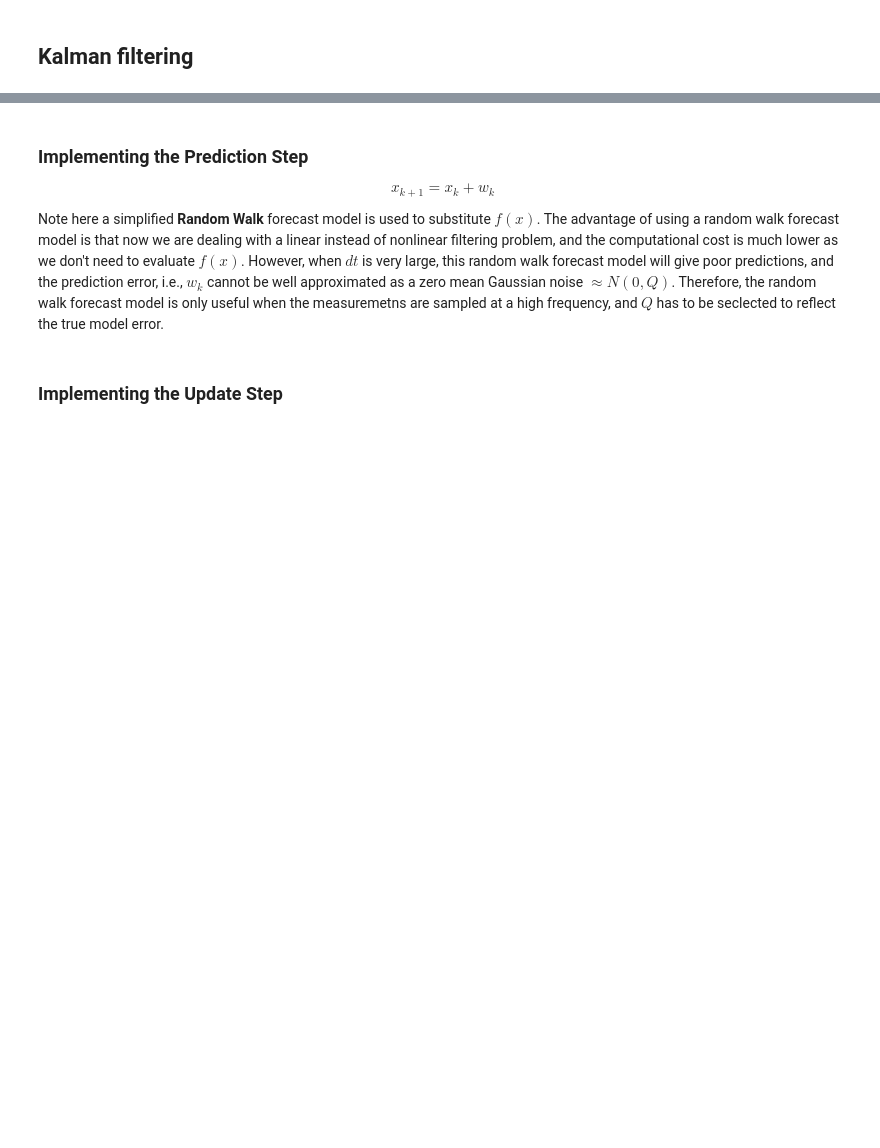
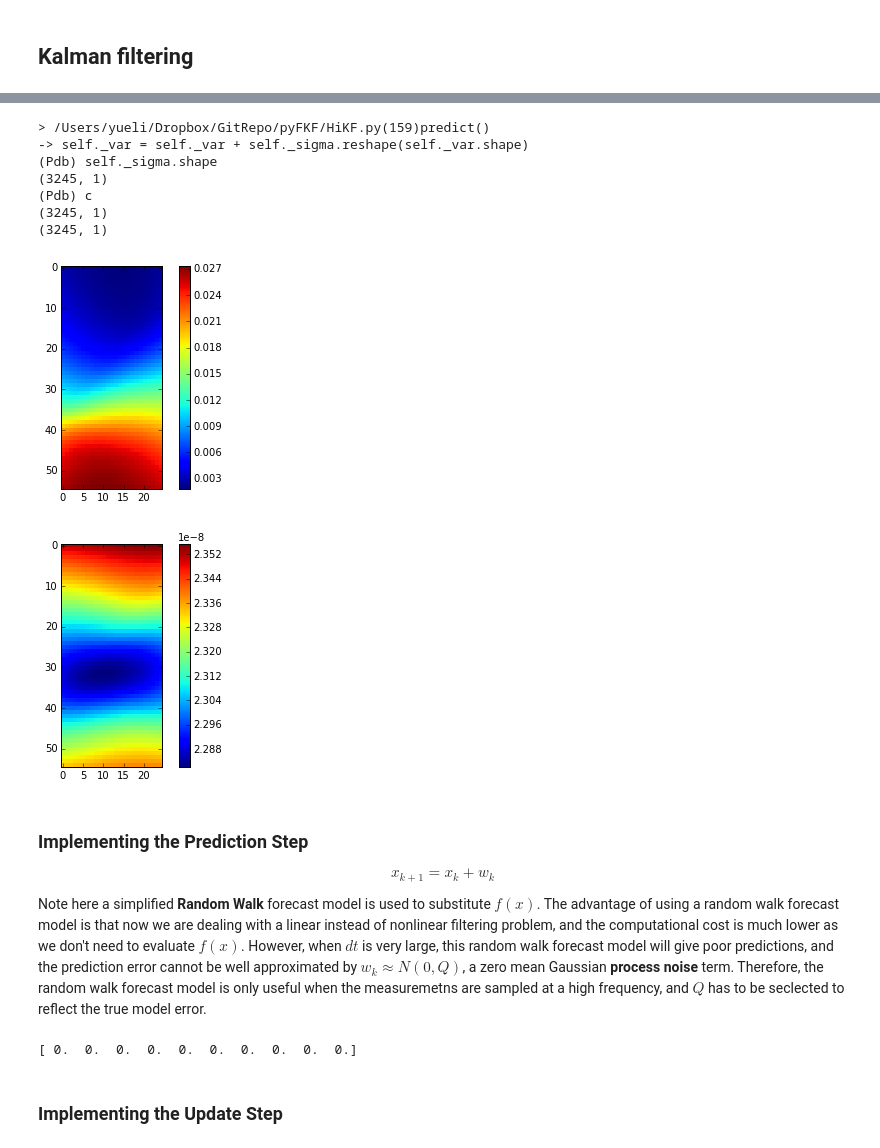
Before and after one commit to judithyueli/pyFKF, a Jupyter notebook: FristExample.ipynb, the cells around one changed output, grey strips where cells are left out. Drawn from its saved outputs; the diff is of its cells as text; code cells hidden in the pictures; blank space fills up the shorter version.

```diff
--- a/FristExample.ipynb
+++ b/FristExample.ipynb
@@ -34,8 +84,29 @@ optional: run getraypath will give me all the index of the cells and the length
+# %%
+run runCO2simulation
+# %% [output]
+> /Users/yueli/Dropbox/GitRepo/pyFKF/HiKF.py(159)predict()
+-> self._var = self._var + self._sigma.reshape(self._var.shape)
+(Pdb) self._sigma.shape
+(3245, 1)
+(Pdb) c
+(3245, 1)
+(3245, 1)
+[figure, added]
+[figure, added]
 # %% [markdown]
 ### Implementing the Prediction Step
 
 $$ x_{k+1} = x_{k} + w_k $$
 
-Note here a simplified __Random Walk__ forecast model is used to substitute $f(x)$. The advantage of using a random walk forecast model is that now we are dealing with a linear instead of nonlinear filtering problem, and the computational cost is much lower as we don't need to evaluate $f(x)$. However, when $dt$ is very large, this random walk forecast model will give poor predictions, and the prediction error, i.e., $w_k$ cannot be well approximated as a zero mean Gaussian noise $\approx N(0,Q)$. Therefore, the random walk forecast model is only useful when the measuremetns are sampled at a high frequency, and $Q$ has to be seclected to reflect the true model error.
+Note here a simplified __Random Walk__ forecast model is used to substitute $f(x)$. The advantage of using a random walk forecast model is that now we are dealing with a linear instead of nonlinear filtering problem, and the computational cost is much lower as we don't need to evaluate $f(x)$. However, when $dt$ is very large, this random walk forecast model will give poor predictions, and the prediction error cannot be well approximated by $w_k\approx N(0,Q)$, a zero mean Gaussian __process noise__ term. Therefore, the random walk forecast model is only useful when the measuremetns are sampled at a high frequency, and $Q$ has to be seclected to reflect the true model error.
+# %%
+from filterpy.common import Q_discrete_white_noise
+kf.F = np.diag(np.ones(dim_x))
+# kf.Q = Q_discrete_white_noise(dim = dim_x, dt = 0.1, var = 2.35)
+kf.Q = 2.5
+kf.predict()
+print kf.x[:10]
+# %% [output]
+[ 0.  0.  0.  0.  0.  0.  0.  0.  0.  0.]
 # %% [markdown]
 ### Implementing the Update Step
```
Also changed, not shown: parts of 17 cells of this notebook, 10 other files.
